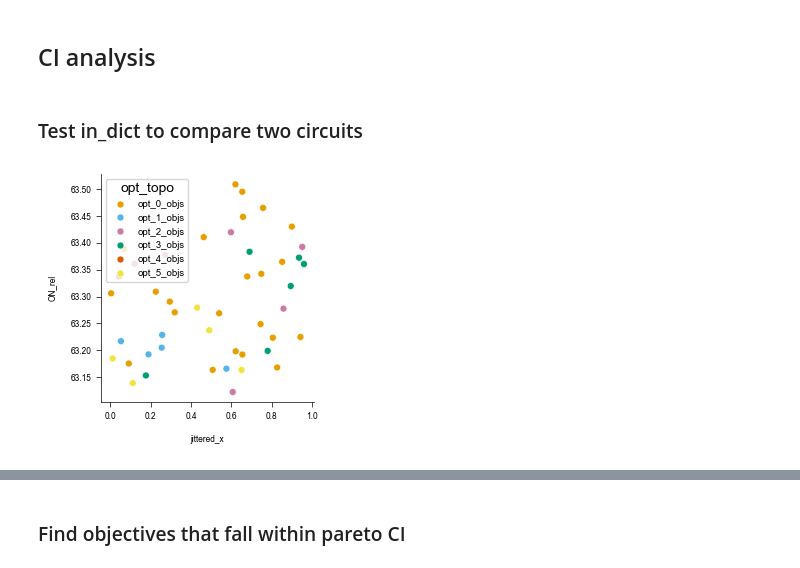
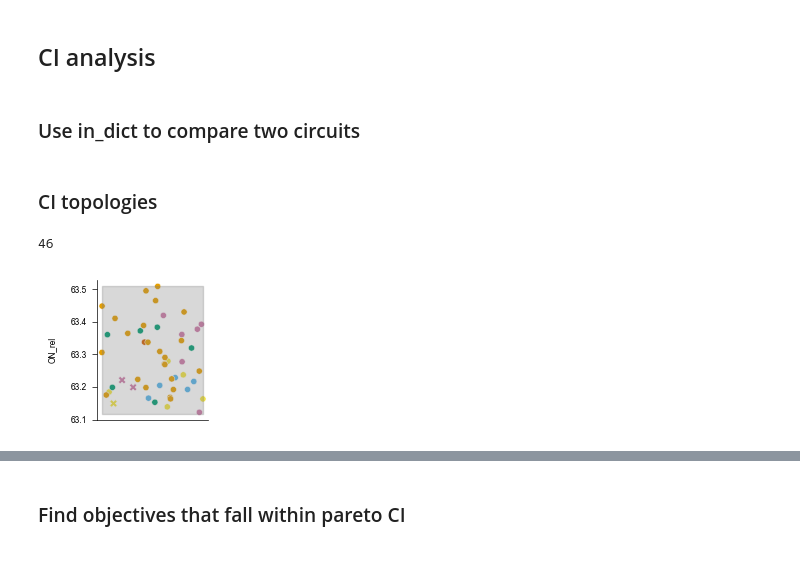
Before and after one commit to Mangan-Group/GraphGA, a Jupyter notebook: pulse_prediction_vs_exp.ipynb, the cells around one changed output, grey strips where cells are left out. Cells and saved outputs as stored; diff of their text form; code cells hidden in the pictures.

```diff
--- a/pulse_prediction_vs_exp.ipynb
+++ b/pulse_prediction_vs_exp.ipynb
@@ -1226,4 +1227,4 @@ plt.legend()
 # %% [markdown]
 ## CI analysis
 # %% [markdown]
-### Test in_dict to compare two circuits
+### Use in_dict to compare two circuits
@@ -1326,9 +1271,12 @@ def generalize_in_dict(in_dict):
         in_dict_general.update({key_reg: value})
 
     return in_dict_general
+# %% [markdown]
+### CI topologies
 # %%
-path = "/Users/kdreyer/Library/CloudStorage/OneDrive-NorthwesternUniversity/KatieD_LL/GCAD_Collab/Selected_GA_results_paper/Amplifier_pop/Original_hyperparams_vary_dose/Amplifier_pop_vary_dose_original_hp_seed_0/2024-08-23_results_analysis_full_CI/"
-CI_fname = "selected_results_ON_rel_full_CI.pkl"
+path = "/Users/kdreyer/Library/CloudStorage/OneDrive-NorthwesternUniversity/KatieD_LL/GCAD_Collab/Selected_GA_results_paper/Amplifier_pop/Original_hyperparams_vary_dose/Amplifier_pop_vary_dose_original_hp_seed_0/"
+CI_fname = "2024-08-23_results_analysis_full_CI/selected_results_ON_rel_full_CI.pkl"
+unique_objs_fname = ""
 amp_CI = pd.read_pickle(path+CI_fname)
 
 objs0 = []
@@ -1394,30 +1342,42 @@ keys_list = [d.keys() for d in dict_list_general]
 opt_circuits = {
     "opt_0_topology": [],
     "opt_0_objs": [],
+    "opt_0_doses": [],
     "opt_1_topology": [],
     "opt_1_objs": [],
+    "opt_1_doses": [],
     "opt_2_topology": [],
     "opt_2_objs": [],
+    "opt_2_doses": [],
     "opt_3_topology": [],
     "opt_3_objs": [],
+    "opt_3_doses": [],
     "opt_4_topology": [],
     "opt_4_objs": [],
+    "opt_4_doses": [],
     "opt_5_topology": [],
     "opt_5_objs": [],
+    "opt_5_doses": [],
 }
 opt_variants = {
     "opt_0_var_topology": [],
     "opt_0_var_objs": [],
+    "opt_0_var_doses": [],
     "opt_1_var_topology": [],
     "opt_1_var_objs": [],
+    "opt_1_var_doses": [],
     "opt_2_var_topology": [],
     "opt_2_var_objs": [],
+    "opt_2_var_doses": [],
     "opt_3_var_topology": [],
     "opt_3_var_objs": [],
+    "opt_3_var_doses": [],
     "opt_4_var_topology": [],
     "opt_4_var_objs": [],
+    "opt_4_var_doses": [],
     "opt_5_var_topology": [],
     "opt_5_var_objs": [],
+    "opt_5_var_doses": [],
 }
 
 for index, row in amp_CI.iterrows():
@@ -1430,40 +1390,84 @@ for index, row in amp_CI.iterrows():
         # print("circuit is opt ", opt_circuit_idx)
         opt_circuits["opt_"+str(opt_circuit_idx)+"_topology"].append(row["Topology"])
         opt_circuits["opt_"+str(opt_circuit_idx)+"_objs"].append(row["ON_rel"])
+        opt_circuits["opt_"+str(opt_circuit_idx)+"_doses"].append(row["Topology"].dose)
     elif row_in_dict_general.keys() in keys_list:
         variant_idx = keys_list.index(row_in_dict_general.keys())
         # print("circuit is variant of opt ", keys_list.index(row_in_dict_general.keys()))
-        opt_variants["opt_"+str(opt_circuit_idx)+"_var_topology"].append(row["Topology"])
-        opt_variants["opt_"+str(opt_circuit_idx)+"_var_objs"].append(row["ON_rel"])
+        opt_variants["opt_"+str(variant_idx)+"_var_topology"].append(row["Topology"])
+        opt_variants["opt_"+str(variant_idx)+"_var_objs"].append(row["ON_rel"])
+        opt_variants["opt_"+str(variant_idx)+"_var_doses"].append(row["Topology"].dose)
+
 
     # print("*****")
 opt_circuits_df = pd.DataFrame(dict([(k, pd.Series(v)) for k, v in opt_circuits.items()]))
+opt_variants_df = pd.DataFrame(dict([(k, pd.Series(v)) for k, v in opt_variants.items()]))
 # opt_circuits_df_nonan = opt_circuits_df.fillna(value="", inplace=False)
 opt_objs = opt_circuits_df.drop(list(
     opt_circuits_df.filter(regex="topology")
     ), axis=1)
+opt_objs = opt_objs.drop(list(
+    opt_circuits_df.filter(regex="doses")
+    ), axis=1)
 # display(opt_objs)
 # display(opt_circuits_df_nonan)
+opt_variant_objs = opt_variants_df.drop(list(
+    opt_variants_df.filter(regex="topology")
+    ), axis=1)
+opt_variant_objs = opt_variant_objs.drop(list(
+    opt_variants_df.filter(regex="doses")
+    ), axis=1)
 
 # opt_circuits_df.to_pickle(path+"topologies_in_CI.pkl")
 # opt_circuits_df.to_csv(path+"topologies_in_CI.csv")
+# opt_variants_df.to_pickle(path+"topology_variants_in_CI.pkl")
+# opt_variants_df.to_csv(path+"topology_variants_in_CI.csv")
 
 opt_objs_T = opt_objs.transpose()
 opt_objs_T["opt_topo"] = opt_objs_T.index
 # display(opt_objs_T)
+opt_variant_objs_T = opt_variant_objs.transpose()
+opt_variant_objs_T["opt_topo"] = opt_variant_objs_T.index
 
 opt_objs_plot = pd.melt(frame=opt_objs_T,
                         id_vars="opt_topo",
                         var_name="column_name",
                         value_name="ON_rel")
 opt_objs_plot.dropna(inplace=True)
+
+opt_variant_objs_plot = pd.melt(frame=opt_variant_objs_T,
+                        id_vars="opt_topo",
+                        var_name="column_name",
+                        value_name="ON_rel")
+opt_variant_objs_plot.dropna(inplace=True)
+
 x_vals = [0]*len(opt_objs_plot)
+print(len(x_vals))
+np.random.seed(0)
 jittered_x = x_vals + np.random.rand(
     len(x_vals))
 opt_objs_plot["jittered_x"] = jittered_x
 # display(opt_objs_plot)
-fig, ax = plt.subplots(1, 1, figsize=(3, 3))
-sns.scatterplot(data= opt_objs_plot, x="jittered_x", y="ON_rel", ax=ax, hue="opt_topo", palette=colors)
-plt.show()
+
+x_vals_var = [0]*len(opt_variant_objs_plot)
+jittered_x_var = x_vals_var + np.random.rand(
+    len(x_vals_var))
+opt_variant_objs_plot["jittered_x"] = jittered_x_var
+# fig, ax = plt.subplots(1, 1, figsize=(3, 3))
+# sns.scatterplot(data= opt_variant_objs_plot, x="jittered_x", y="ON_rel", ax=ax, hue="opt_topo", palette=colors)
+
+fig, ax = plt.subplots(1, 1, figsize=(1.9, 1.75))
+sns.scatterplot(data= opt_objs_plot, x="jittered_x", y="ON_rel", ax=ax, hue="opt_topo", palette=colors, s=20, legend=False)
+sns.scatterplot(data= opt_variant_objs_plot, x="jittered_x", y="ON_rel", ax=ax, hue="opt_topo", palette=[colors[2], colors[5]], marker= "X", s=30, legend=False)
+lower_bound = [63.11786016]*len(opt_objs_plot)
+upper_bound = [63.50911412131601]*len(opt_objs_plot)
+jittered_x.sort()
+ax.fill_between(jittered_x, lower_bound, upper_bound, alpha=0.3, color="grey", zorder=3)
+ax.set_xticks([])
+ax.set_yticks([63.1, 63.2, 63.3, 63.4, 63.5])
+ax.set_xlabel("")
+# plt.show()
+plt.savefig(path+"topologies_in_CI.svg")
 # %% [output]
+46
-[figure, old version]
+[figure, new version]
```
Also changed, not shown: parts of 9 cells of this notebook, 10 other files.
